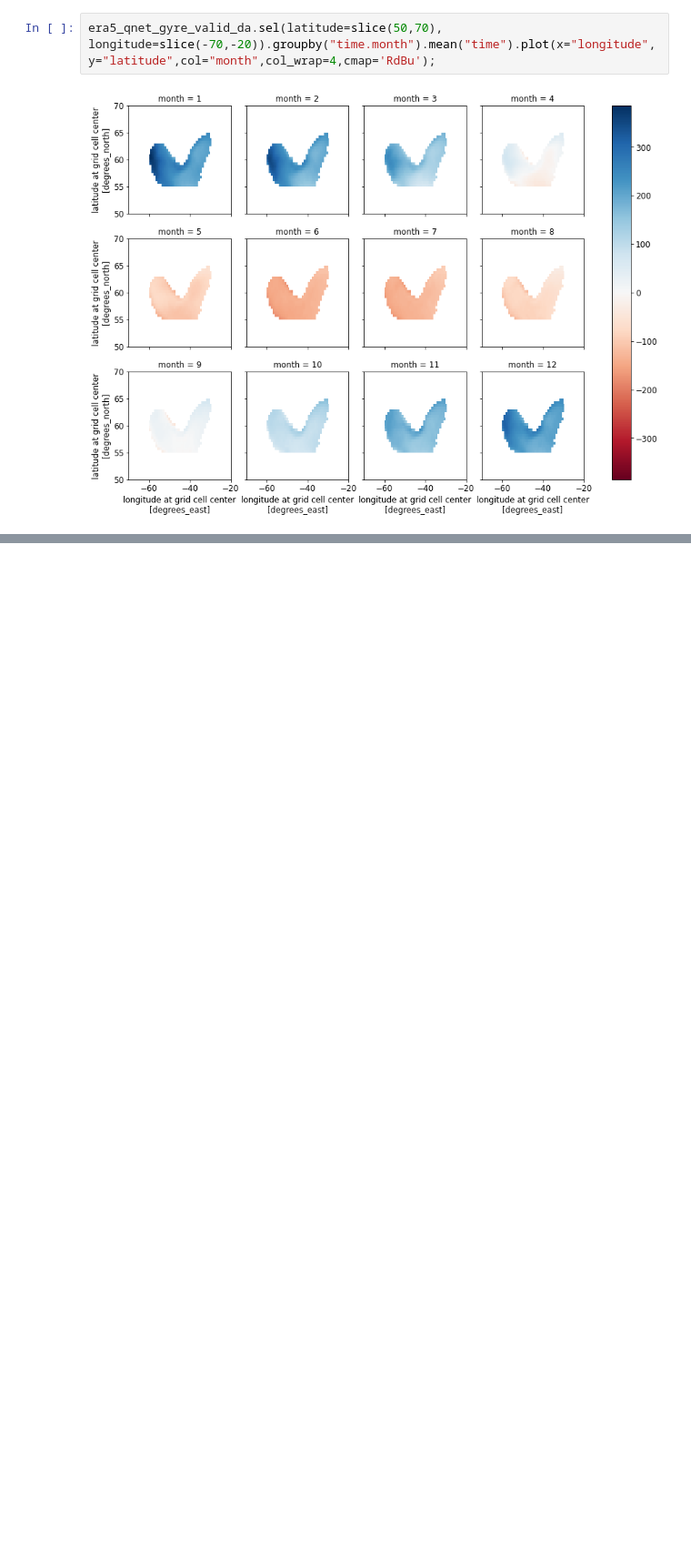
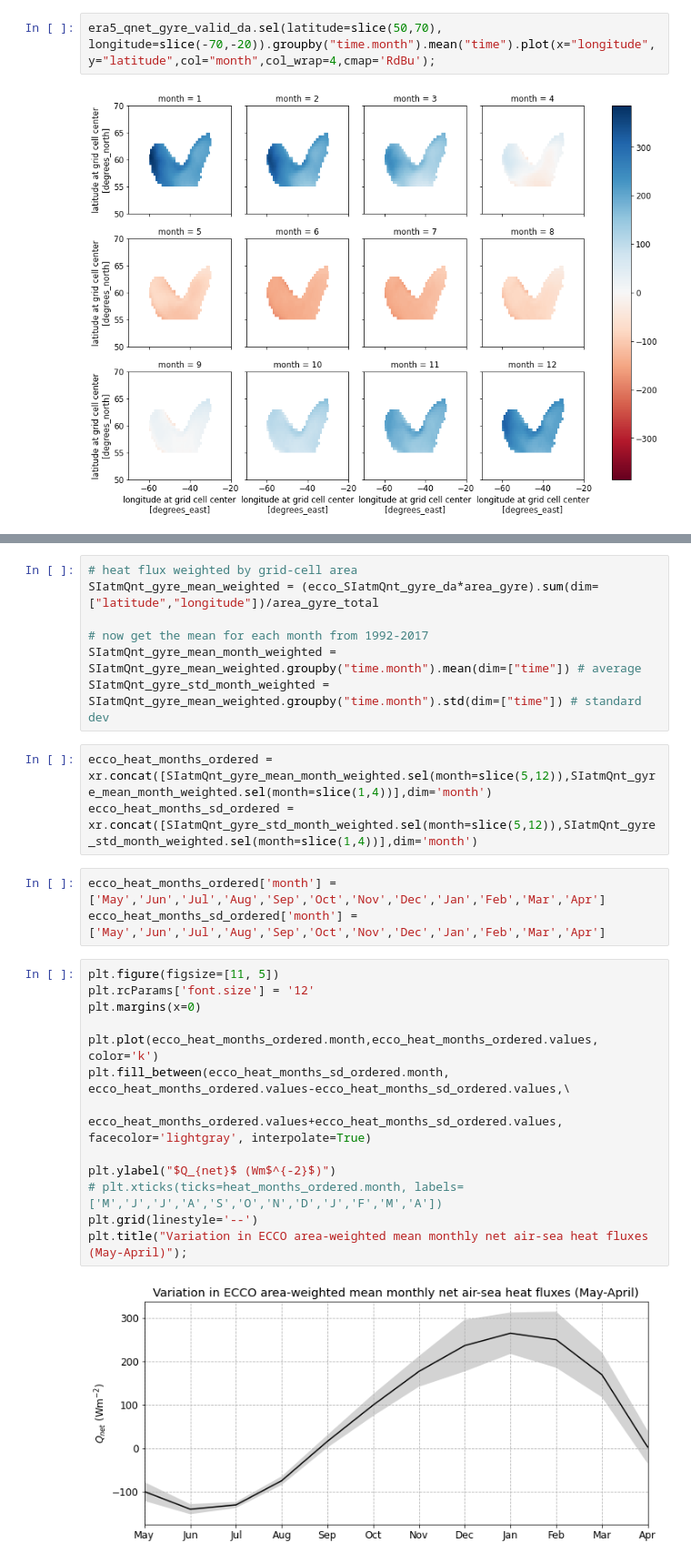
Before and after one commit to mjzahn/ecco, a Jupyter notebook: ecco_vs_era5_heatflux.ipynb, the cells around one changed output, grey strips where cells are left out. Shown at 91% size. Drawn from its saved outputs; the diff is of its cells as text; blank space fills up the shorter version.

```diff
--- a/ecco_vs_era5_heatflux.ipynb
+++ b/ecco_vs_era5_heatflux.ipynb
@@ -459,0 +501,28 @@ For the 1992-2017 period, the mean winter (Nov-Mar) net air-sea heat flux is sli
+# %%
+# heat flux weighted by grid-cell area
+SIatmQnt_gyre_mean_weighted = (ecco_SIatmQnt_gyre_da*area_gyre).sum(dim=["latitude","longitude"])/area_gyre_total
+
+# now get the mean for each month from 1992-2017
+SIatmQnt_gyre_mean_month_weighted = SIatmQnt_gyre_mean_weighted.groupby("time.month").mean(dim=["time"]) # average
+SIatmQnt_gyre_std_month_weighted = SIatmQnt_gyre_mean_weighted.groupby("time.month").std(dim=["time"]) # standard dev
+# %%
+ecco_heat_months_ordered = xr.concat([SIatmQnt_gyre_mean_month_weighted.sel(month=slice(5,12)),SIatmQnt_gyre_mean_month_weighted.sel(month=slice(1,4))],dim='month')
+ecco_heat_months_sd_ordered = xr.concat([SIatmQnt_gyre_std_month_weighted.sel(month=slice(5,12)),SIatmQnt_gyre_std_month_weighted.sel(month=slice(1,4))],dim='month')
+# %%
+ecco_heat_months_ordered['month'] = ['May','Jun','Jul','Aug','Sep','Oct','Nov','Dec','Jan','Feb','Mar','Apr']
+ecco_heat_months_sd_ordered['month'] = ['May','Jun','Jul','Aug','Sep','Oct','Nov','Dec','Jan','Feb','Mar','Apr']
+# %%
+plt.figure(figsize=[11, 5])
+plt.rcParams['font.size'] = '12'
+plt.margins(x=0)
+
+plt.plot(ecco_heat_months_ordered.month,ecco_heat_months_ordered.values, color='k')
+plt.fill_between(ecco_heat_months_sd_ordered.month, ecco_heat_months_ordered.values-ecco_heat_months_sd_ordered.values,\
+                 ecco_heat_months_ordered.values+ecco_heat_months_sd_ordered.values, facecolor='lightgray', interpolate=True)
+
+plt.ylabel("$Q_{net}$ (Wm$^{-2}$)")
+# plt.xticks(ticks=heat_months_ordered.month, labels=['M','J','J','A','S','O','N','D','J','F','M','A'])
+plt.grid(linestyle='--')
+plt.title("Variation in ECCO area-weighted mean monthly net air-sea heat fluxes (May-April)");
+# %% [output]
+[figure, added]
```
Also changed, not shown: parts of 6 cells of this notebook, 2 other files.
